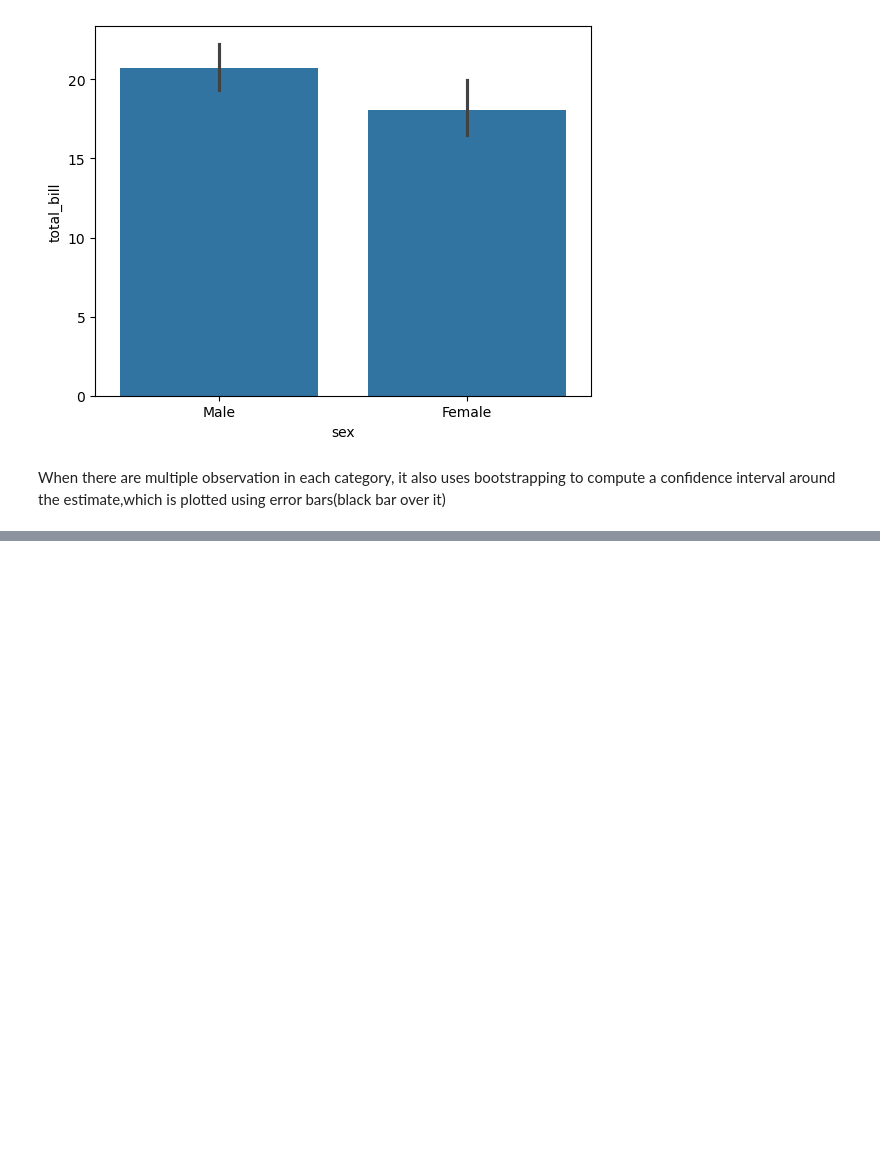
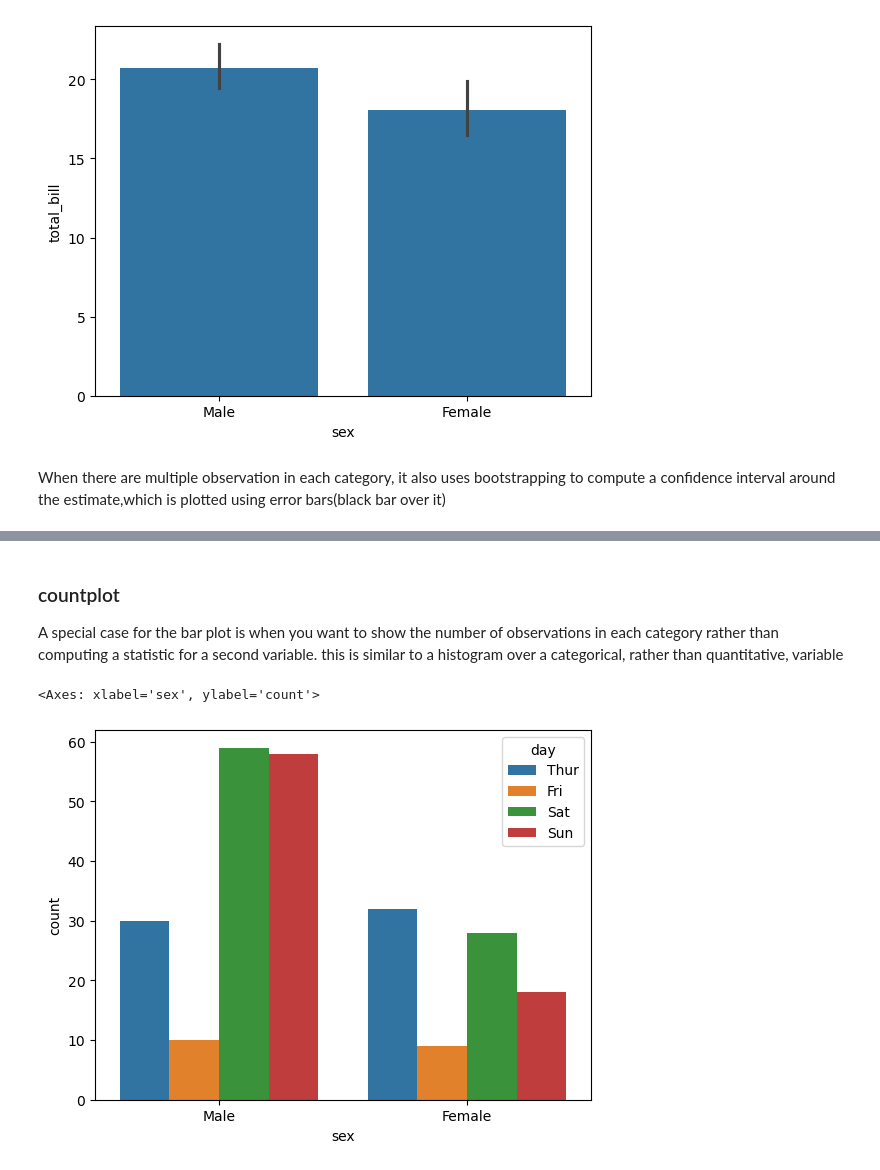
Before and after one commit to krushna98p/Pandas, a Jupyter notebook: Seaborn/Seaborn_part1.ipynb, the cells around one changed output, grey strips where cells are left out. Cells and saved outputs as stored; diff of their text form; code cells hidden in the pictures; blank space fills up the shorter version.

```diff
--- a/Seaborn/Seaborn_part1.ipynb
+++ b/Seaborn/Seaborn_part1.ipynb
@@ -372,0 +403,8 @@ When there are multiple observation in each category, it also uses bootstrapping
+# %% [markdown]
+### countplot
+A special case for the bar plot is when you want to show the number of observations in each category rather than computing a statistic for a second variable. this is similar to a histogram over a categorical, rather than quantitative, variable
+# %%
+sns.countplot(data=tips,x='sex',hue='day')
+# %% [output]
+<Axes: xlabel='sex', ylabel='count'>
+[figure, added]
```
Also changed, not shown: parts of 16 cells of this notebook.
